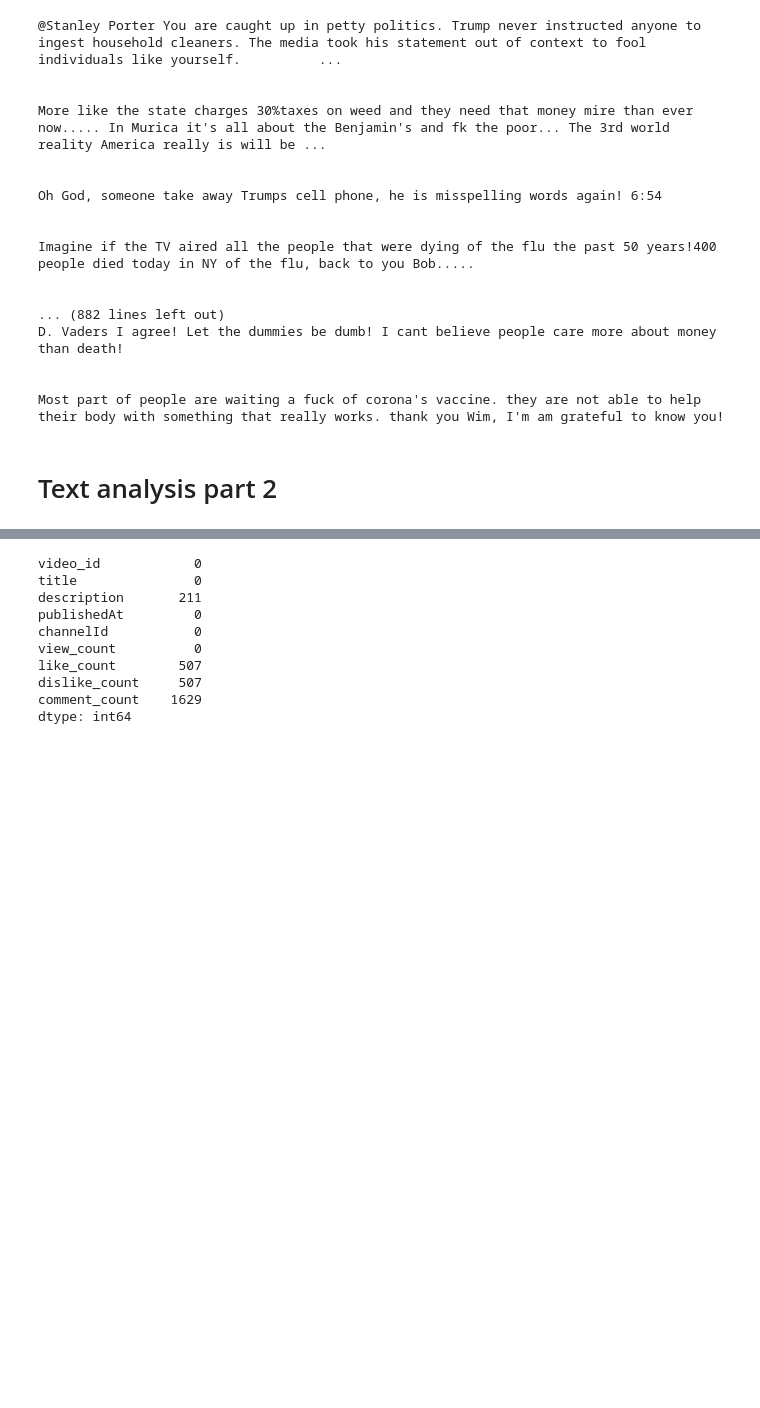
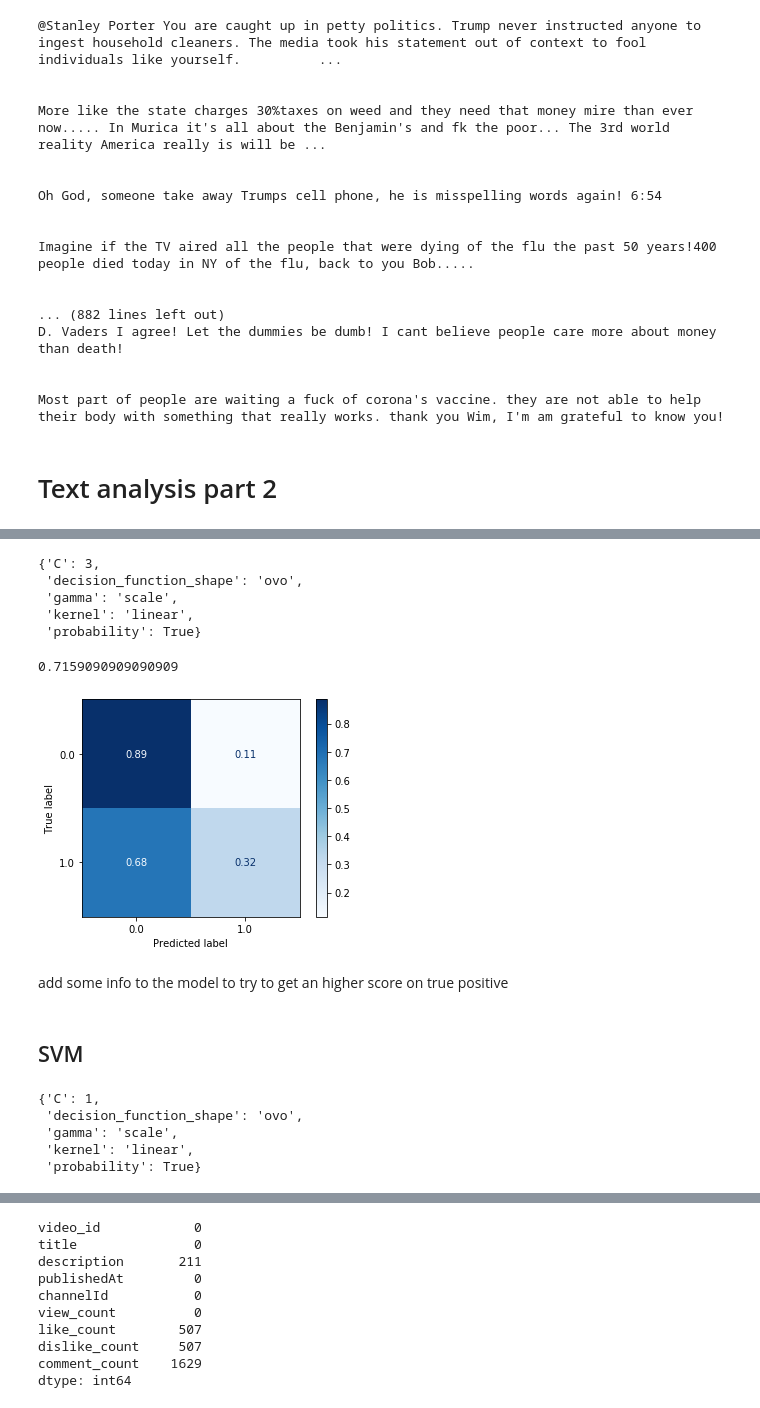
Before and after one commit to giulianosoced/YouTube-virus-NLP, a Jupyter notebook: Tesi_analisi.ipynb, the cells around one changed output, grey strips where cells are left out. Saved outputs shown, nothing was run; the diff lists cells and outputs as text; code cells hidden in the pictures; blank space fills up the shorter version.

```diff
--- a/Tesi_analisi.ipynb
+++ b/Tesi_analisi.ipynb
@@ -375,0 +438,17 @@ I thought Bill Gates was only good in computer but he sounds like he know a lot
+# %%
+#merge them together and define the tfidf score colums
+joined=pd.concat([train, test])
+joined=joined.reset_index(drop=True)
+joined=pd.concat([pd.DataFrame(vect.fit_transform(joined.comment_text_original).A),
+           pd.DataFrame(vect.fit_transform(joined.description).A),
+           pd.DataFrame(vect.fit_transform(joined.title).A),
+           joined], axis=1)
+joined=joined.drop(['user_channel_id', 'comment_text_original','description','title'], axis=1)
+
+#save it so i don't have to redefine the output vector everytime
+pd.to_pickle(joined, 'joined.pkl')
+
+#read the saved one if needed
+# joined=pd.read_pickle('joined.pkl')
+
+joined.head()
@@ -375,0 +463,39 @@ I thought Bill Gates was only good in computer but he sounds like he know a lot
+# %%
+#split into train and test
+X_train=joined[:len(train)].drop('outcome', axis=1)
+y_train=joined[:len(train)]['outcome']
+
+X_test=joined[len(train):].drop('outcome', axis=1)
+y_test=joined[len(train):]['outcome']
+# %%
+#search for the best parametrization with greed search
+parameters={'C':[1,3,10],
+           'kernel':('linear', 'poly', 'rbf', 'sigmoid'),
+           'gamma':('scale','auto'),
+           'probability':[True, False],
+           'decision_function_shape':('ovo','ovr')}
+svc = SVC()
+clf = GridSearchCV(svc, parameters)
+clf.fit(X_train, y_train)
+clf.best_params_
+# %% [output]
+{'C': 3,
+ 'decision_function_shape': 'ovo',
+ 'gamma': 'scale',
+ 'kernel': 'linear',
+ 'probability': True}
+# %%
+#use the best parameters for the model, fit to train data and see precision
+svc = SVC(C=3, decision_function_shape='ovo', gamma='scale', kernel='linear', probability=True)
+svc.fit(X_train, y_train)
+svc.score(X_test, y_test)
+# %% [output]
+0.7159090909090909
+# %%
+#see confusion matrix to see true positive and negative
+plot_confusion_matrix(svc, X_test, y_test, normalize='true', cmap=plt.cm.Blues)
+plt.show()
+# %% [output]
+[figure, added]
+# %% [markdown]
+add some info to the model to try to get an higher score on true positive
@@ -375,0 +554,19 @@ I thought Bill Gates was only good in computer but he sounds like he know a lot
+# %% [markdown]
+## SVM
+# %%
+#search for the best parametrization with greed search
+parameters={'C':[1,3,10],
+           'kernel':('linear', 'poly', 'rbf', 'sigmoid'),
+           'gamma':('scale','auto'),
+           'probability':[True, False],
+           'decision_function_shape':('ovo','ovr')}
+svc = SVC()
+clf = GridSearchCV(svc, parameters)
+clf.fit(X_train, y_train)
+clf.best_params_
+# %% [output]
+{'C': 1,
+ 'decision_function_shape': 'ovo',
+ 'gamma': 'scale',
+ 'kernel': 'linear',
+ 'probability': True}
```
Also changed, not shown: parts of 50 cells of this notebook.
